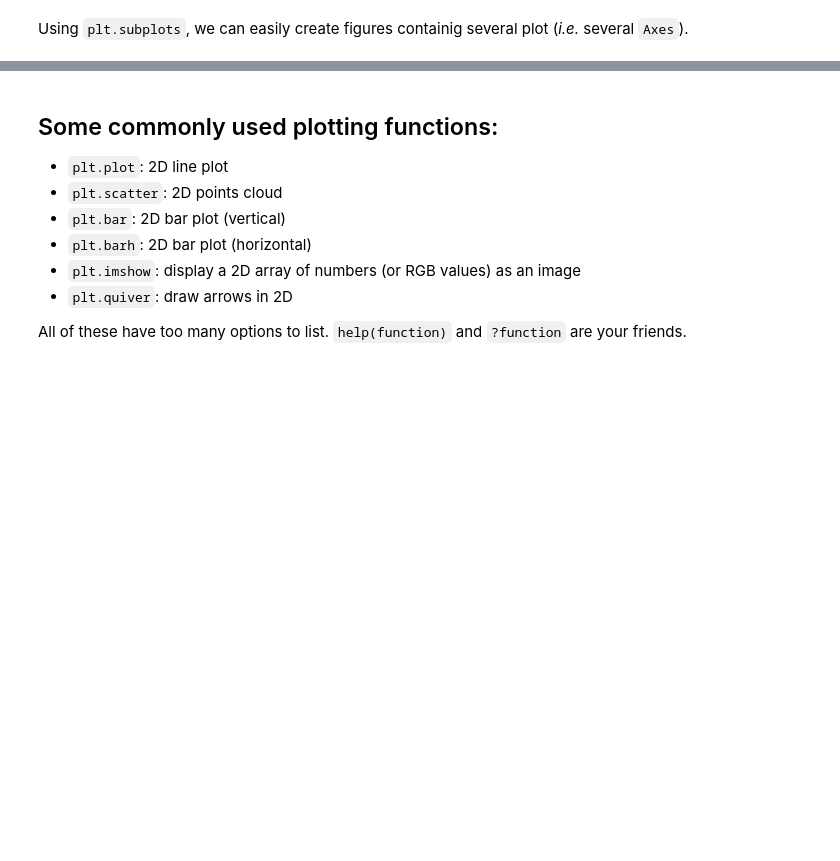
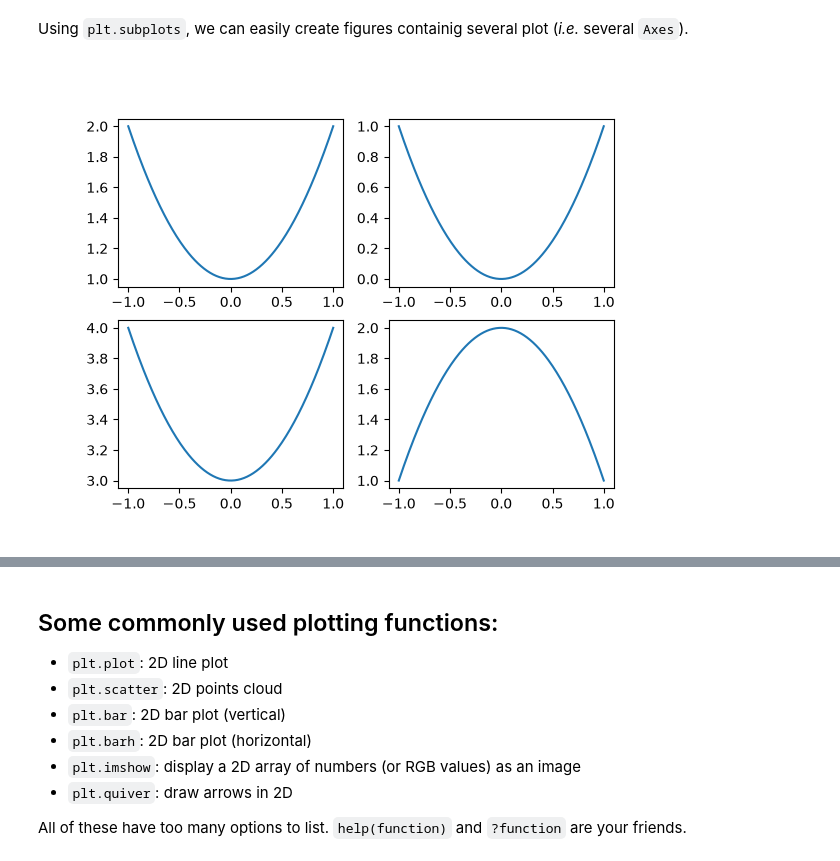
Before and after one commit to JohnTheodoreNicholson/MATH1MP3, a Jupyter notebook: Notes/Templates/12-Matplotlib-1.ipynb, the cells around one changed output, grey strips where cells are left out. Drawn from its saved outputs; the diff is of its cells as text; code cells hidden in the pictures; blank space fills up the shorter version.

```diff
--- a/Notes/Templates/12-Matplotlib-1.ipynb
+++ b/Notes/Templates/12-Matplotlib-1.ipynb
@@ -68,6 +107,10 @@ plt.close(fig)
 # %% [markdown]
 Using `plt.subplots`, we can easily create figures containig several plot (*i.e.* several `Axes`).
 # %%
-fig, axes = plt.subplots(1, 2)
-p1 = axes[0].plot(X,f(X))
-p2 = axes[1].plot(X,g(X))
+fig, axes = plt.subplots(2, 2)
+p1 = axes[0,0].plot(X,f(X))
+p2 = axes[0,1].plot(X,f(X) -1)
+p3 = axes[1,0].plot(X,f(X) +2)
+p4 = axes[1,1].plot(X,g(X))
+# %% [output]
+[figure, added]
```
Also changed, not shown: parts of 16 cells of this notebook, 10 other files.
